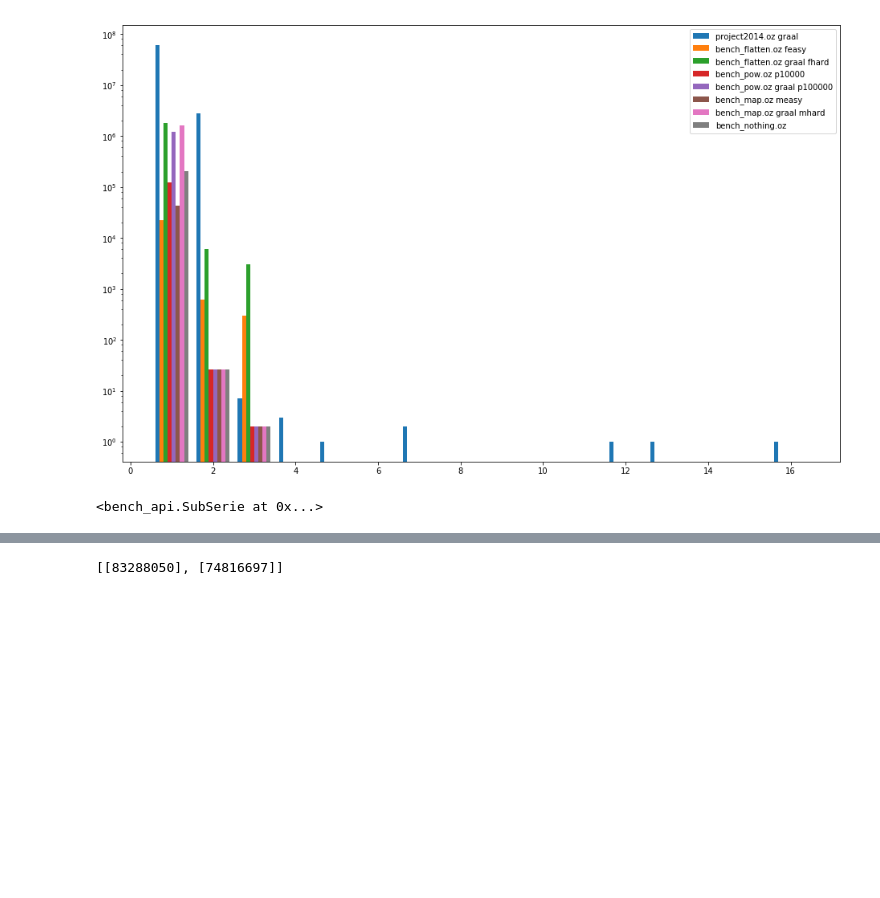
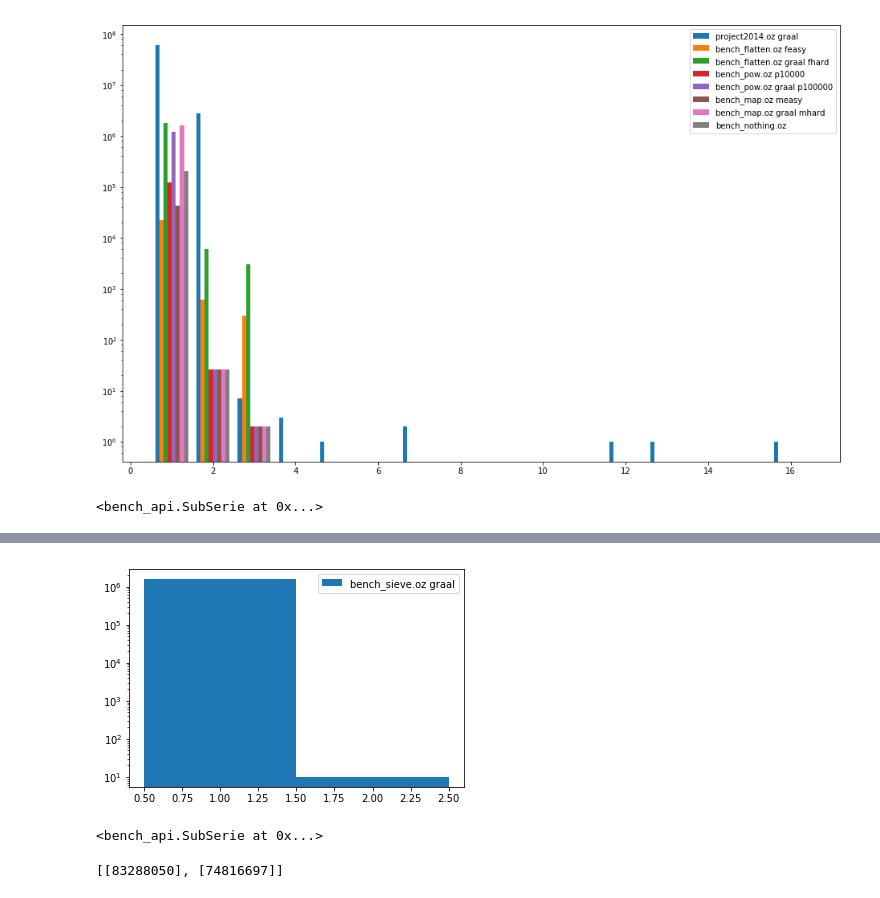
Before and after one commit to mistasse/mozart-graal-benchmarking, a Jupyter notebook: notebook.ipynb, the cells around one changed output, grey strips where cells are left out. Cells and saved outputs as stored; diff of their text form; code cells hidden in the pictures; blank space fills up the shorter version.

Commit message:
Before doing new benchmarks

```diff
--- a/notebook.ipynb
+++ b/notebook.ipynb
@@ -214,3 +231,9 @@ nlinks.hist().show()
+# %%
+nlinks = Serie("nlinks").get("nlinks", conv=asis)
+nlinks.hist().show()
+# %% [output]
+[figure, added]
+<bench_api.SubSerie at 0x...>
 # %%
 # Without captured variables
 nlinks = Serie("nvars").get("nvars", conv=asis)
```
Also changed, not shown: parts of 3 cells of this notebook, 14 other files.
